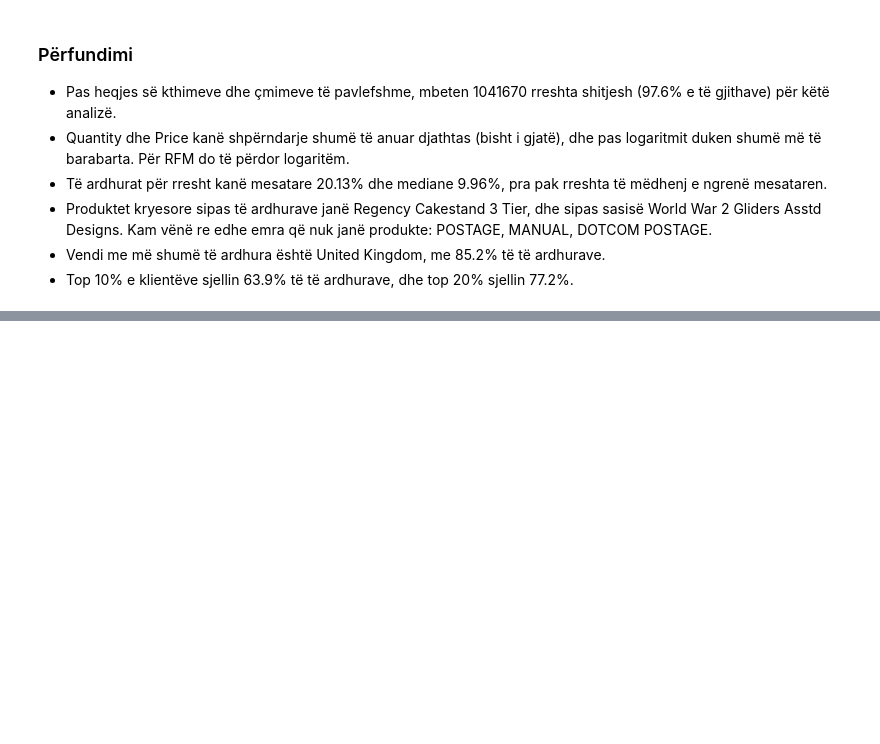
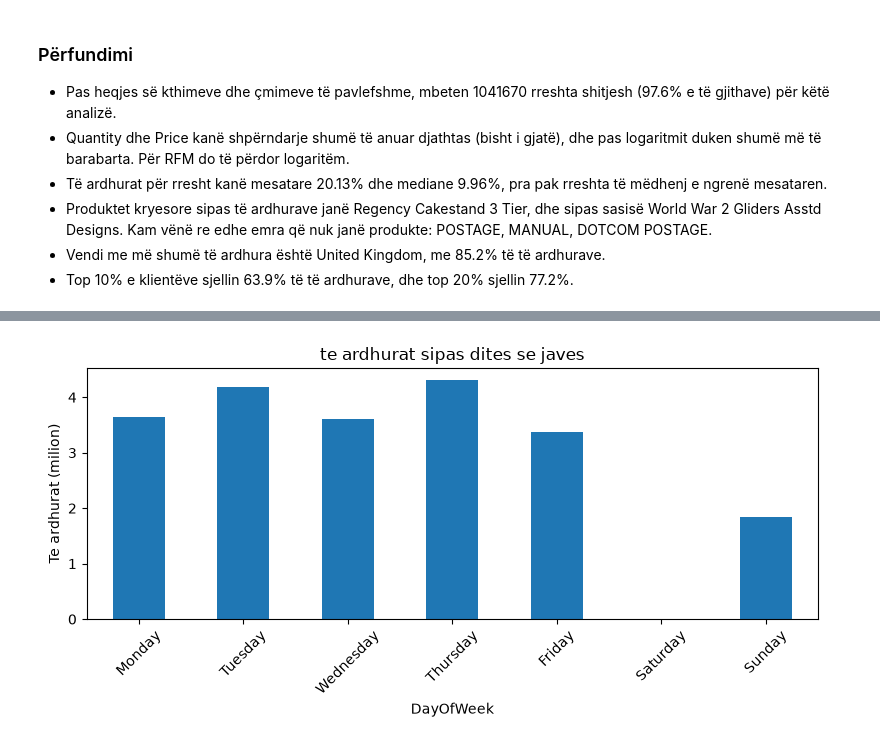
Before and after one commit to Dua-Gashi/online-retail-customer-analytics, a Jupyter notebook: notebooks/01_eda.ipynb, the cells around one changed output, grey strips where cells are left out. Saved outputs shown, nothing was run; the diff lists cells and outputs as text; code cells hidden in the pictures; blank space fills up the shorter version.

```diff
--- a/notebooks/01_eda.ipynb
+++ b/notebooks/01_eda.ipynb
@@ -337,0 +396,12 @@ Top 20% e klienteve sjellin:  77.2  % te te ardhurave
+# %%
+order = ["Monday", "Tuesday", "Wednesday", "Thursday", "Friday", "Saturday", "Sunday"]
+wd = (sales.groupby("DayOfWeek")["Revenue"].sum().reindex(order).fillna(0)) / 1e6
+
+wd.plot.bar(figsize=(8, 4))
+plt.ylabel("Te ardhurat (milion)")
+plt.title("te ardhurat sipas dites se javes")
+plt.xticks(rotation=45)
+plt.tight_layout()
+plt.show()
+# %% [output]
+[figure, added]
```
Also changed, not shown: parts of 8 cells of this notebook.
